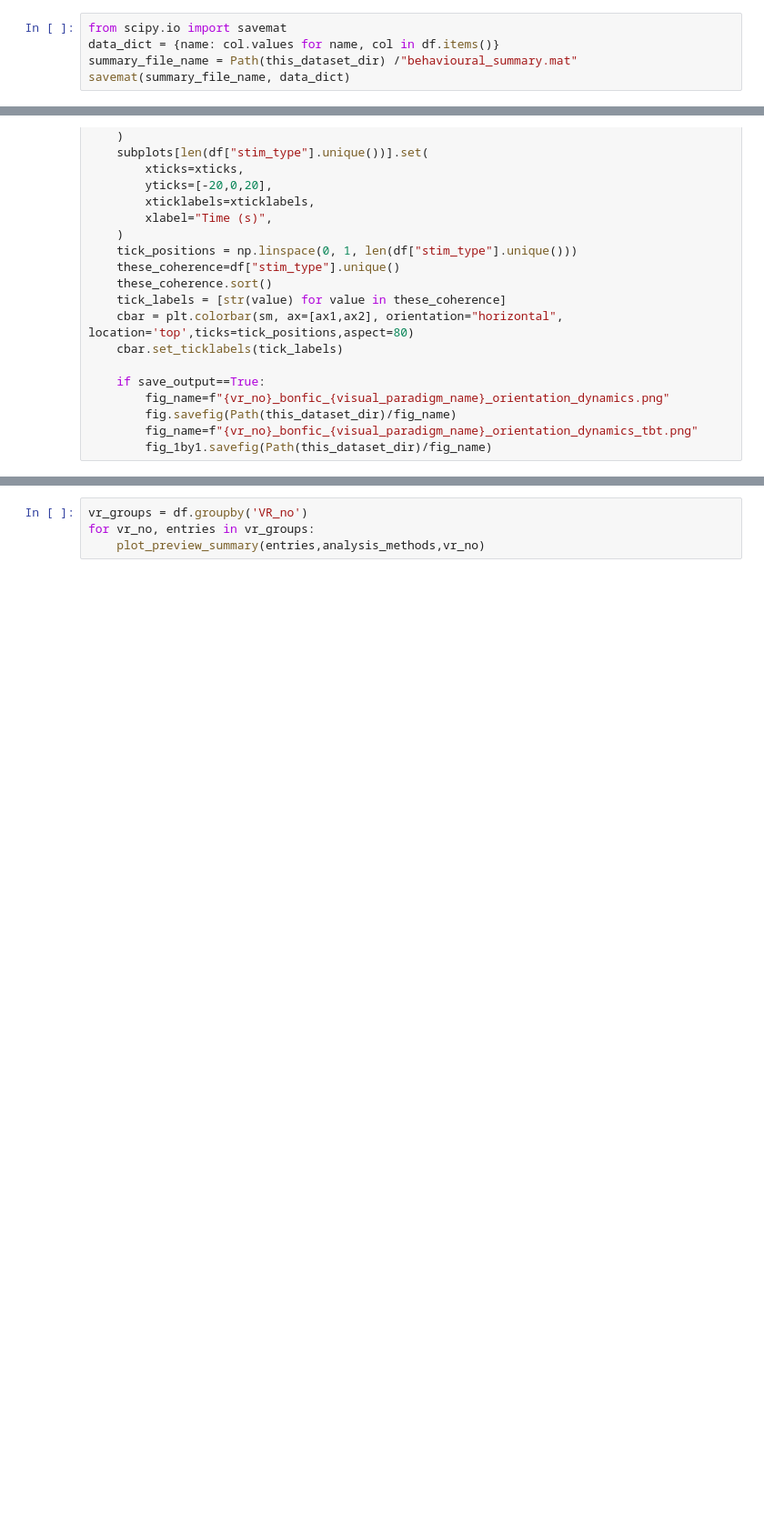
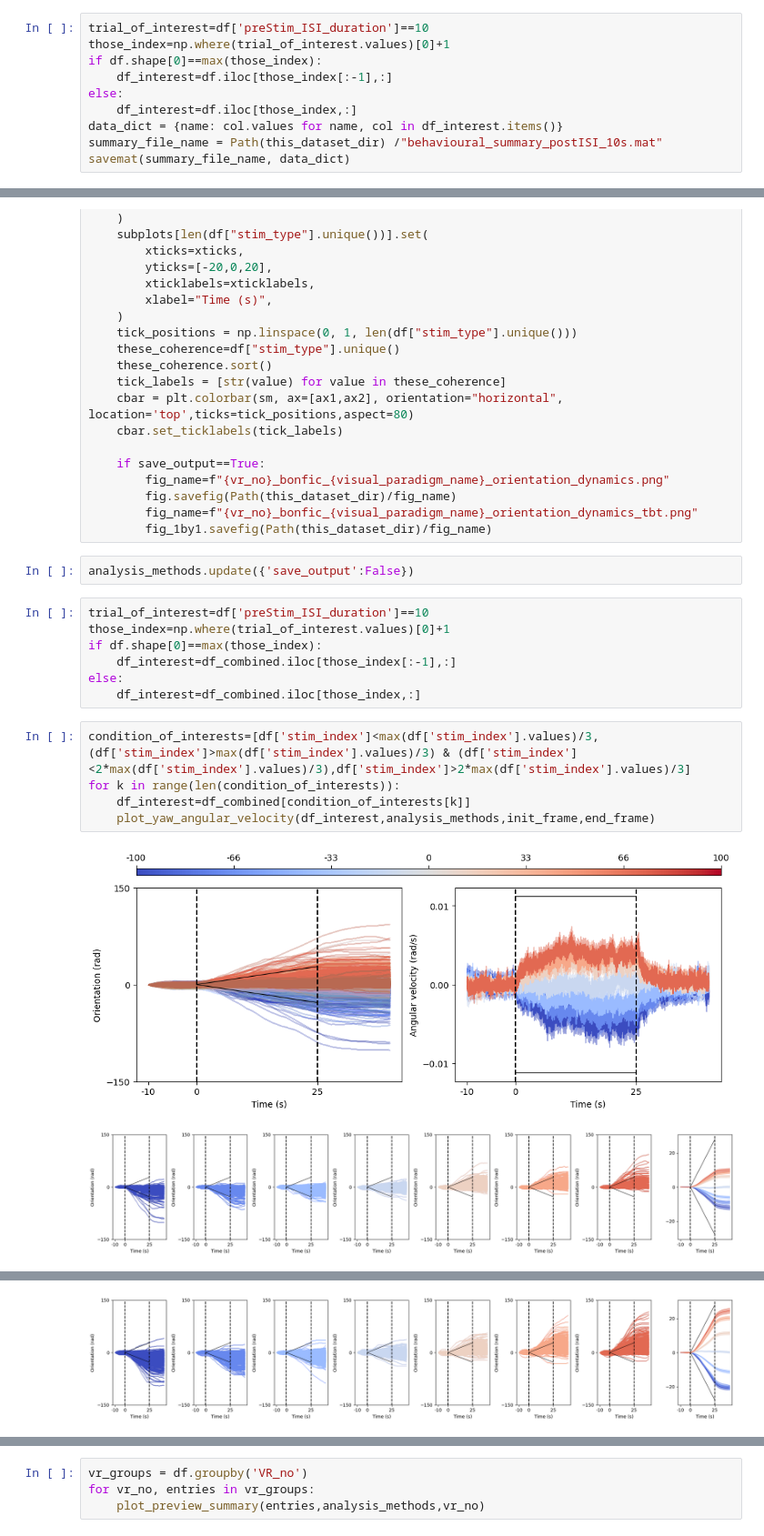
Before and after one commit to chiyu1203/bonfic, a Jupyter notebook: bonfic_tutorial.ipynb, the cells around one changed output, grey strips where cells are left out. Shown at 91% size. Drawn from its saved outputs; the diff is of its cells as text; blank space fills up the shorter version.

Commit message:
add cells to split trials based on 15s,10s, and first 1/3, middle 1/3, last 1/3

```diff
--- a/bonfic_tutorial.ipynb
+++ b/bonfic_tutorial.ipynb
@@ -163,5 +155,10 @@ df.to_pickle(Path(this_dataset_dir)/file_name)
 # %%
-from scipy.io import savemat
-data_dict = {name: col.values for name, col in df.items()}
-summary_file_name = Path(this_dataset_dir) /"behavioural_summary.mat"
+trial_of_interest=df['preStim_ISI_duration']==10
+those_index=np.where(trial_of_interest.values)[0]+1
+if df.shape[0]==max(those_index):
+    df_interest=df.iloc[those_index[:-1],:]
+else:
+    df_interest=df.iloc[those_index,:]
+data_dict = {name: col.values for name, col in df_interest.items()}
+summary_file_name = Path(this_dataset_dir) /"behavioural_summary_postISI_10s.mat"
 savemat(summary_file_name, data_dict)
@@ -662,3 +662,20 @@ def plot_yaw_angular_velocity(df,analysis_methods,init_frame,end_frame,vr_no="al
         fig.savefig(Path(this_dataset_dir)/fig_name)
         fig_name=f"{vr_no}_bonfic_{visual_paradigm_name}_orientation_dynamics_tbt.png"
         fig_1by1.savefig(Path(this_dataset_dir)/fig_name)
+# %%
+analysis_methods.update({'save_output':False})
+# %%
+trial_of_interest=df['preStim_ISI_duration']==10
+those_index=np.where(trial_of_interest.values)[0]+1
+if df.shape[0]==max(those_index):
+    df_interest=df_combined.iloc[those_index[:-1],:]
+else:
+    df_interest=df_combined.iloc[those_index,:]
+# %%
+condition_of_interests=[df['stim_index']<max(df['stim_index'].values)/3,(df['stim_index']>max(df['stim_index'].values)/3) & (df['stim_index']<2*max(df['stim_index'].values)/3),df['stim_index']>2*max(df['stim_index'].values)/3]
+for k in range(len(condition_of_interests)):
+    df_interest=df_combined[condition_of_interests[k]]
+    plot_yaw_angular_velocity(df_interest,analysis_methods,init_frame,end_frame)
+# %% [output]
+[figure, added]
+[figure, added]
@@ -664,0 +683 @@ def plot_yaw_angular_velocity(df,analysis_methods,init_frame,end_frame,vr_no="al
+[figure, added]
```
Also changed, not shown: parts of 12 cells of this notebook.
